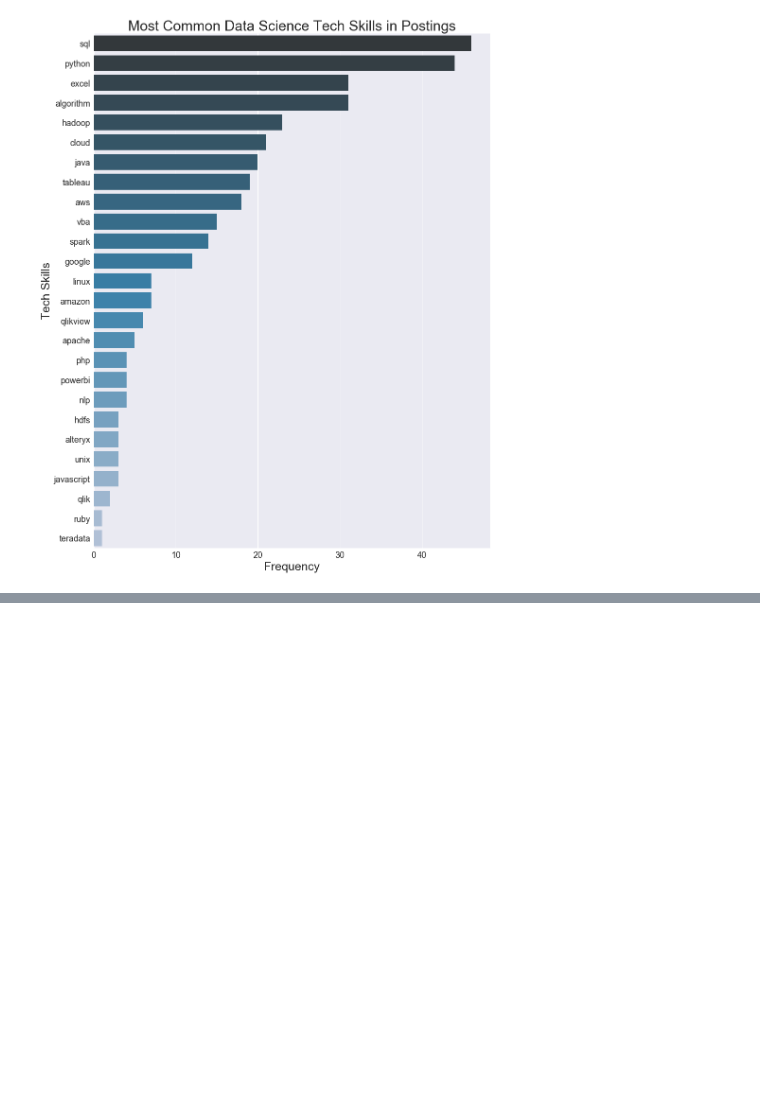
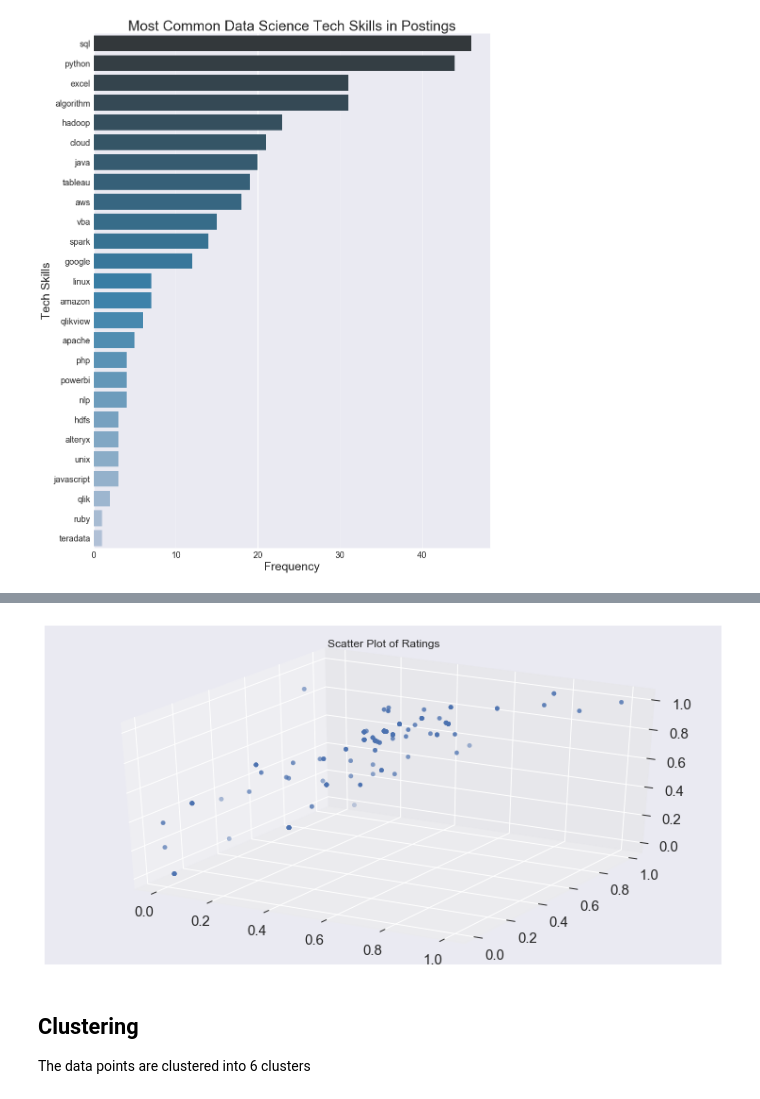
Before and after one commit to jasonchanhku/DataScienceDemand, a Jupyter notebook: Data Science Demand in Hong Kong.ipynb, the cells around one changed output, grey strips where cells are left out. Drawn from its saved outputs; the diff is of its cells as text; code cells hidden in the pictures; blank space fills up the shorter version.

```diff
--- a/Data Science Demand in Hong Kong.ipynb
+++ b/Data Science Demand in Hong Kong.ipynb
@@ -480,0 +465,5 @@ ContextualVersionConflict: (setuptools 27.2.0 (/Users/jasonchan/anaconda/lib/pyt
+# %%
+# cols used
+cols = ['Rating', 'Recommend', 'Approve']
+# %%
+ratings = df[cols]
@@ -480,0 +475,17 @@ ContextualVersionConflict: (setuptools 27.2.0 (/Users/jasonchan/anaconda/lib/pyt
+# %%
+# Need to scale data before clustering. Use MinMaxScaler so that all data ranges from 0 to 1
+scaler = MinMaxScaler()
+scaler.fit(ratings)
+X = scaler.transform(ratings)
+# %%
+fig = plt.figure(figsize=(10, 5))
+ax = Axes3D(fig)
+ax.scatter(X[:, 0], X[:, 1], X[:, 2])
+ax.set_title('Scatter Plot of Ratings')
+ax.tick_params(labelsize = 15)
+# %% [output]
+[figure, added]
+# %% [markdown]
+## Clustering
+
+The data points are clustered into 6 clusters
```
Also changed, not shown: parts of 17 cells of this notebook.
